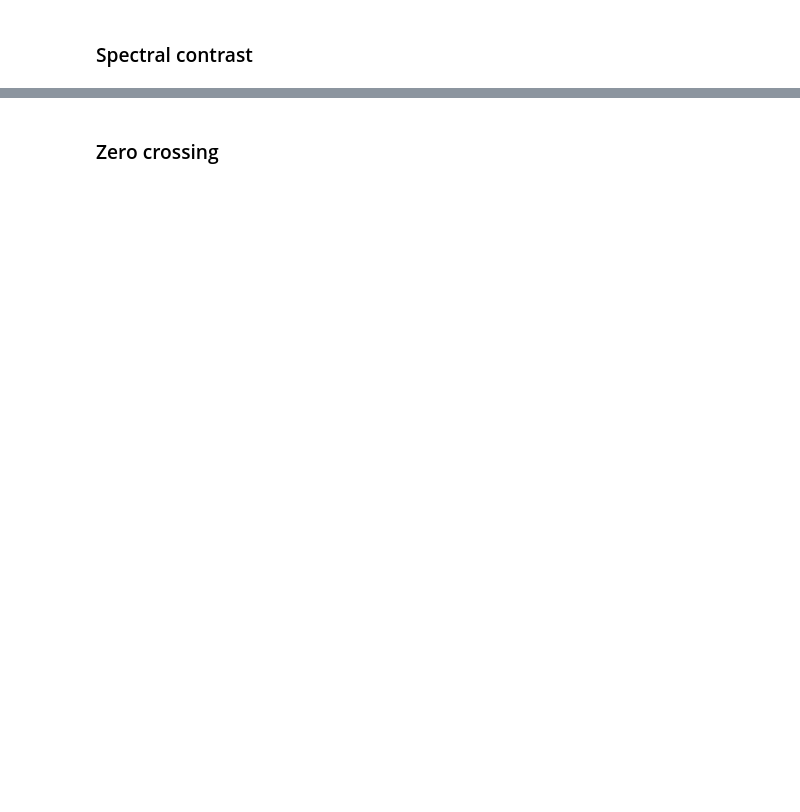
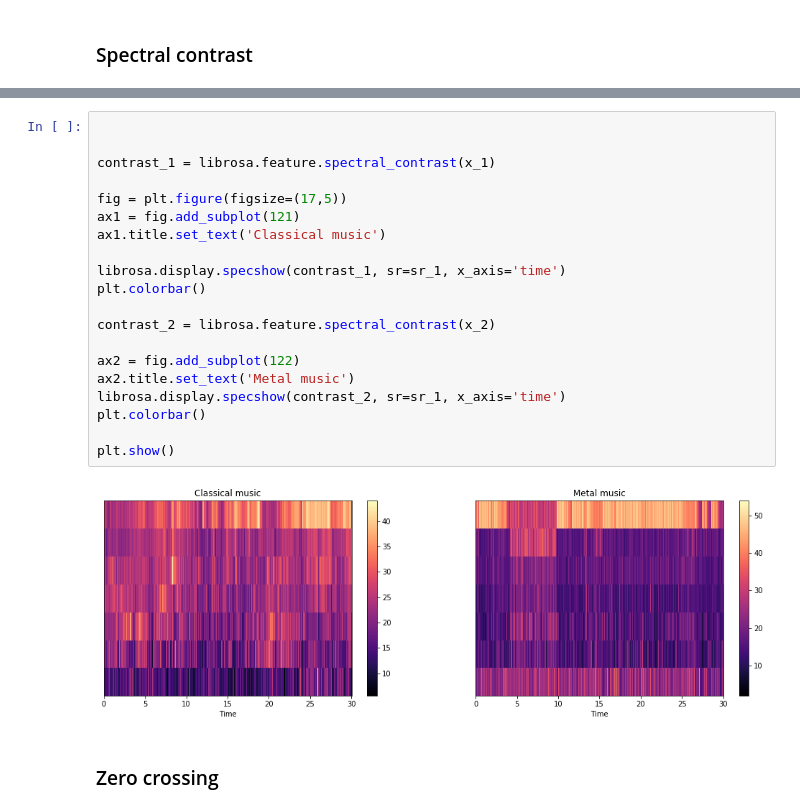
Before and after one commit to yazidmouline/MusicGenreClassification, a Jupyter notebook: Dataset.ipynb, the cells around one changed output, grey strips where cells are left out. Drawn from its saved outputs; the diff is of its cells as text; blank space fills up the shorter version.

```diff
--- a/Dataset.ipynb
+++ b/Dataset.ipynb
@@ -100,3 +148,25 @@ plt.show()
+# %%
+
+
+contrast_1 = librosa.feature.spectral_contrast(x_1)
+
+fig = plt.figure(figsize=(17,5))
+ax1 = fig.add_subplot(121)
+ax1.title.set_text('Classical music')
+
+librosa.display.specshow(contrast_1, sr=sr_1, x_axis='time')
+plt.colorbar()
+
+contrast_2 = librosa.feature.spectral_contrast(x_2)
+
+ax2 = fig.add_subplot(122)
+ax2.title.set_text('Metal music')
+librosa.display.specshow(contrast_2, sr=sr_1, x_axis='time')
+plt.colorbar()
+
+plt.show()
+# %% [output]
+[figure, added]
 # %% [markdown]
 <h3>Zero crossing</h3>
 # %%
```
Also changed, not shown: parts of 10 cells of this notebook, 2 other files.
